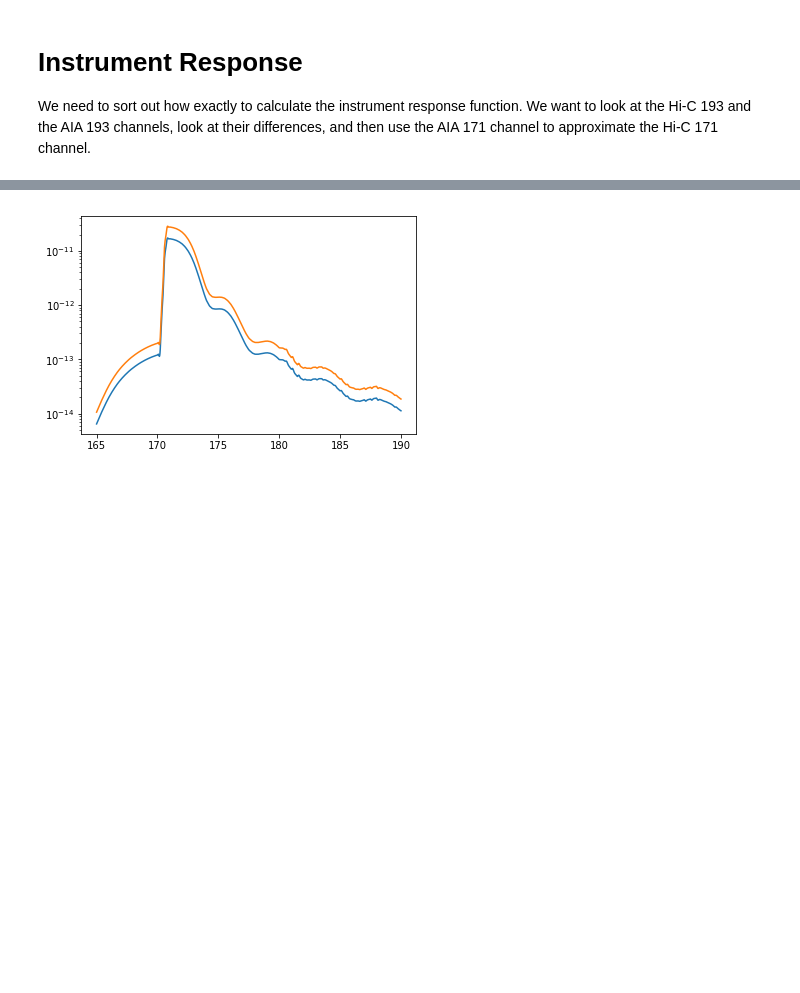
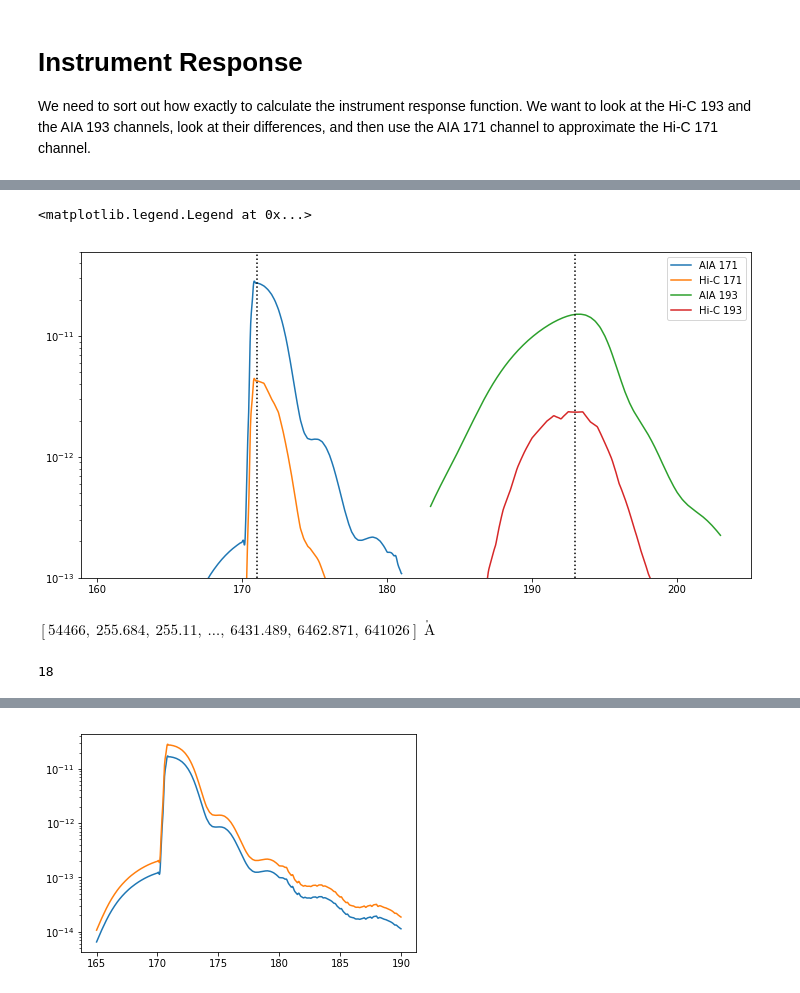
Before and after one commit to wtbarnes/hi_c_simulation, a Jupyter notebook: instrument_response.ipynb, the cells around one changed output, grey strips where cells are left out. Saved outputs shown, nothing was run; the diff lists cells and outputs as text; code cells hidden in the pictures; blank space fills up the shorter version.

```diff
--- a/instrument_response.ipynb
+++ b/instrument_response.ipynb
@@ -38,0 +46,19 @@ ax.plot(hi_c_193_wvl,hi_c_193_resp,label='Hi-C 193')
+# %%
+scaling_factor = resp_hi_c_193 / resp_aia_193
+# %%
+resp_hi_c_171 = resp_aia_171 * scaling_factor
+# %%
+fig = plt.figure(figsize=(12,6))
+ax = fig.gca()
+ax.plot(wvl_171,resp_aia_171,label='AIA 171')
+ax.plot(wvl_171,resp_hi_c_171,label='Hi-C 171')
+ax.plot(wvl_193,resp_aia_193,label='AIA 193')
+ax.plot(wvl_193,resp_hi_c_193,label='Hi-C 193')
+ax.set_yscale('log')
+ax.set_ylim(1e-13,5e-11)
+ax.axvline(x=193,ls=':',color='k')
+ax.axvline(x=171,ls=':',color='k')
+plt.legend()
+# %% [output]
+<matplotlib.legend.Legend at 0x...>
+[figure, added]
@@ -38,0 +67,8 @@ ax.plot(hi_c_193_wvl,hi_c_193_resp,label='Hi-C 193')
+# %%
+em_model[0].transitions.wavelength
+# %% [output]
+$[54466,~255.684,~255.11,~\dots,~6431.489,~6462.871,~641026] \; \mathrm{\mathring{A}}$
+# %%
+len(em_model._ion_list)
+# %% [output]
+18
```
Also changed, not shown: parts of 12 cells of this notebook, 4 other files.
